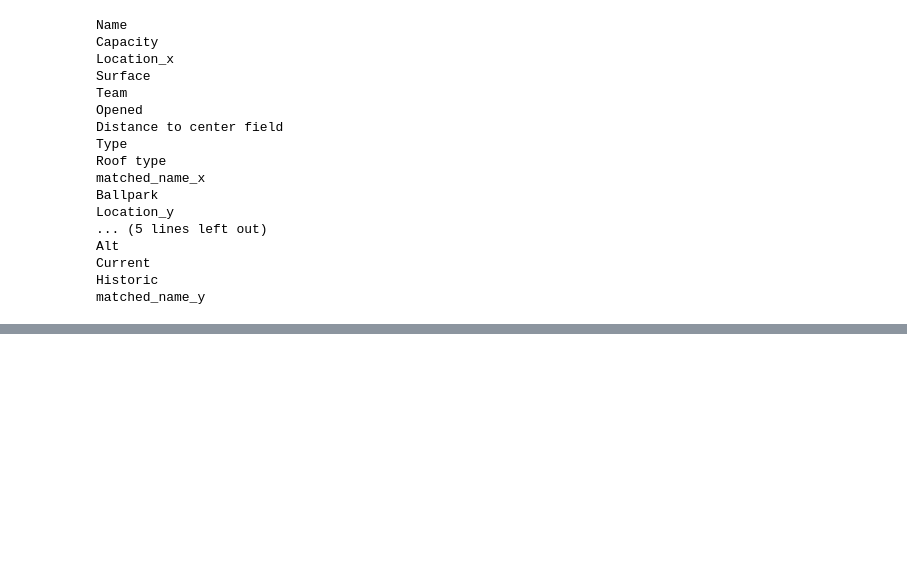
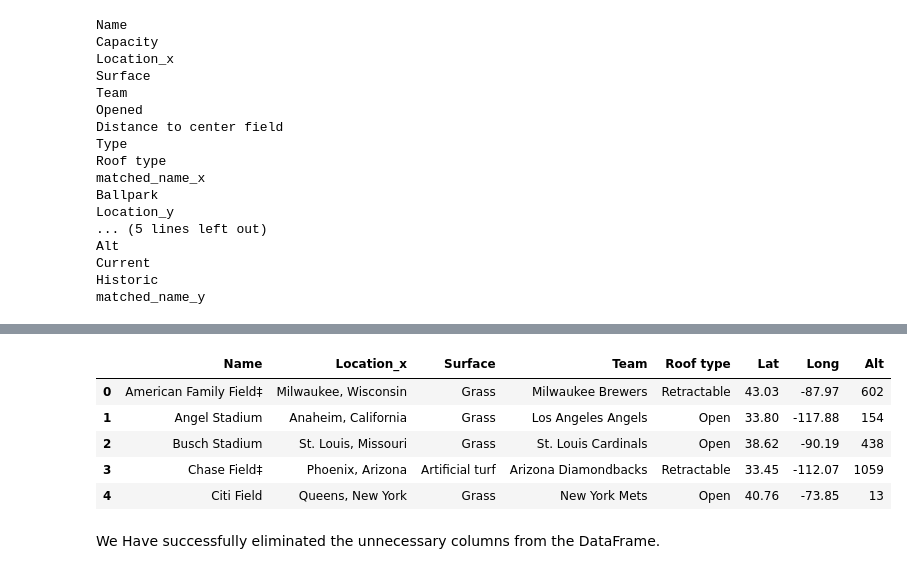
Before and after one commit to Matt-Heinen/DSC-540, a Jupyter notebook: Term Project/Heinen_DSC540_Milestone_3 _with_steam.ipynb, the cells around one changed output, grey strips where cells are left out. Saved outputs shown, nothing was run; the diff lists cells and outputs as text; code cells hidden in the pictures; blank space fills up the shorter version.

```diff
--- a/Term Project/Heinen_DSC540_Milestone_3 _with_steam.ipynb
+++ b/Term Project/Heinen_DSC540_Milestone_3 _with_steam.ipynb
@@ -362,0 +393,12 @@ matched_name_y
+# %%
+# Preview new DataFrame
+ballpark.head(5)
+# %% [output]
+|  | Name | Location_x | Surface | Team | Roof type | Lat | Long | Alt |
+| 0 | American Family Field‡ | Milwaukee, Wisconsin | Grass | Milwaukee Brewers | Retractable | 43.03 | -87.97 | 602 |
+| 1 | Angel Stadium | Anaheim, California | Grass | Los Angeles Angels | Open | 33.80 | -117.88 | 154 |
+| 2 | Busch Stadium | St. Louis, Missouri | Grass | St. Louis Cardinals | Open | 38.62 | -90.19 | 438 |
+| 3 | Chase Field‡ | Phoenix, Arizona | Artificial turf | Arizona Diamondbacks | Retractable | 33.45 | -112.07 | 1059 |
+| 4 | Citi Field | Queens, New York | Grass | New York Mets | Open | 40.76 | -73.85 | 13 |
+# %% [markdown]
+We Have successfully eliminated the unnecessary columns from the DataFrame.
```
Also changed, not shown: parts of 12 cells of this notebook.
